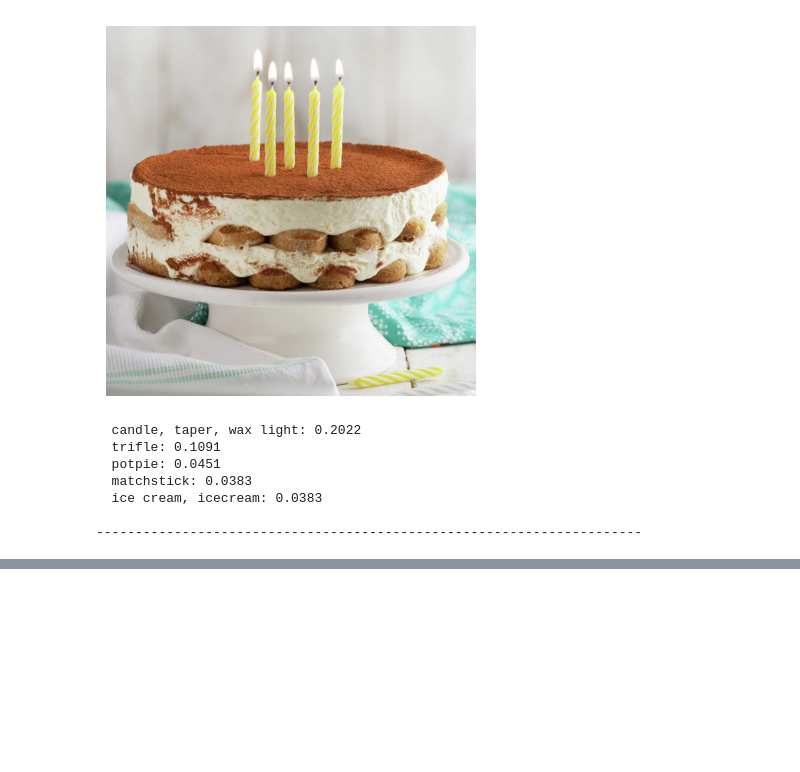
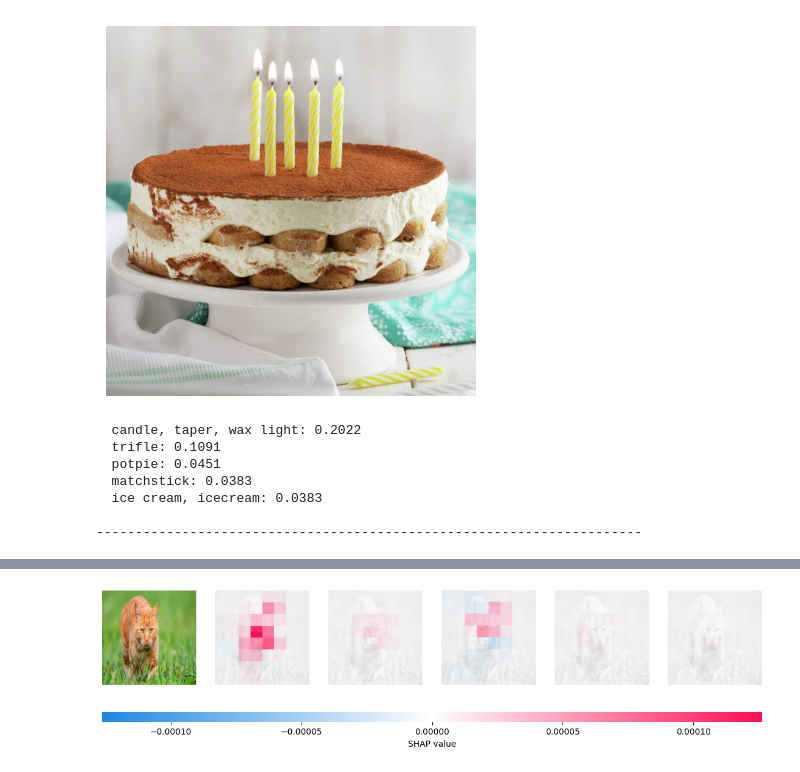
Before and after one commit to TheKiesling/MobileNetV2, a Jupyter notebook: MobileNetV2.ipynb, the cells around one changed output, grey strips where cells are left out. Saved outputs shown, nothing was run; the diff lists cells and outputs as text; code cells hidden in the pictures; blank space fills up the shorter version.

Commit message:
[feat]: SHAP

```diff
--- a/MobileNetV2.ipynb
+++ b/MobileNetV2.ipynb
@@ -74,0 +79,88 @@ Resultados para img_3.jpg:
+# %%
+# --- 1) setup: modelo, processor, clases en orden estable ---
+hf_model = pipeline.model
+device_torch = hf_model.device
+processor = getattr(pipeline, "image_processor", None) or getattr(pipeline, "feature_extractor", None)
+id2label = hf_model.config.id2label
+CLASS_ORDER = [id2label[i] for i in sorted(id2label.keys())]
+_label_to_idx = {lbl: i for i, lbl in enumerate(CLASS_ORDER)}
+N_CLASSES = len(CLASS_ORDER)
+
+# tamaño de entrada del modelo (MobileNet v2: 224x224)
+H = processor.size.get("height", 224)
+W = processor.size.get("width", 224)
+
+def _to_pil_rgb(x):
+    if isinstance(x, Image.Image):
+        return x.convert("RGB")
+    arr = np.array(x)
+    if arr.ndim == 2:
+        arr = np.stack([arr, arr, arr], axis=-1)
+    return Image.fromarray(arr.astype(np.uint8)).convert("RGB")
+
+def _prepare_img_for_shap(pil_img):
+    # reducimos a 224x224 para que el masker no cree millones de features
+    return np.array(_to_pil_rgb(pil_img).resize((W, H), Image.BILINEAR))
+
+@torch.no_grad()
+def hf_predict_proba(batch_hwc):
+    """
+    batch_hwc: (N,H,W,3) np.array o lista de PIL/arrays
+    -> (N, N_CLASSES) probabilidades en orden CLASS_ORDER
+    """
+    if isinstance(batch_hwc, np.ndarray) and batch_hwc.ndim == 3:
+        batch = [_to_pil_rgb(batch_hwc)]
+    elif isinstance(batch_hwc, np.ndarray) and batch_hwc.ndim == 4:
+        batch = [_to_pil_rgb(img) for img in batch_hwc]
+    elif isinstance(batch_hwc, list):
+        batch = [_to_pil_rgb(img) for img in batch_hwc]
+    else:
+        batch = [_to_pil_rgb(batch_hwc)]
+
+    inputs = processor(images=batch, return_tensors="pt")
+    model_dtype = next(hf_model.parameters()).dtype
+    inputs = {k: v.to(device_torch) for k, v in inputs.items()}
+    if inputs["pixel_values"].dtype != model_dtype:
+        inputs["pixel_values"] = inputs["pixel_values"].to(model_dtype)
+
+    logits = hf_model(**inputs).logits
+    probs = torch.softmax(logits, dim=-1).cpu().numpy().astype(np.float32)
+    return probs
+
+# --- 2) masker + explainer (partition) con imagen 224x224 ---
+img0_small = _prepare_img_for_shap(images[0])
+masker = shap.maskers.Image("blur(20,20)", img0_small.shape)
+explainer = shap.Explainer(hf_predict_proba, masker, algorithm="partition")
+
+# --- 3) explicación Top-K por imagen, con límites de cómputo ---
+def shap_topk_for_image(pil_image, top_k=5, width=14, max_evals=300, batch_size=50):
+    img_small = _prepare_img_for_shap(pil_image)                 # (224,224,3)
+    probs = hf_predict_proba(np.array([img_small]))[0]
+    topk_idx = probs.argsort()[::-1][:top_k]
+
+    # limitar salidas y evaluaciones para evitar explosión de memoria
+    sv = explainer(
+        np.array([img_small]),
+        outputs=topk_idx,          # sólo explicamos Top-K clases
+        max_evals=max_evals,       # reduce número de evaluaciones
+        batch_size=batch_size,     # evalúa en lotes
+        silent=True
+    )
+
+    vals = sv.values              # (1,H,W,C,K_top) o (1,H,W,K_top)
+    if vals.ndim == 4:            # (1,H,W,K_top) -> añadir canal ficticio
+        vals = vals[..., None, :]
+
+    # ‘outs’ ya corresponde a K_top salidas en el último eje
+    outs = [vals[..., k] for k in range(vals.shape[-1])]
+    shap.image_plot(outs, pixel_values=np.array([img_small]), width=width)
+
+    print("Top-{} clases explicadas:".format(top_k))
+    for k in topk_idx:
+        print(f"  {CLASS_ORDER[k]}: {probs[k]:.4f}")
+
+# --- 4) correr sobre tus imágenes ---
+for i, im in enumerate(images, 1):
+    print("\n" + "="*12 + f" SHAP para img_{i}.jpg " + "="*12)
+    shap_topk_for_image(im, top_k=5, width=14, max_evals=300, batch_size=50)
+# %% [output]
@@ -74,0 +168 @@ Resultados para img_3.jpg:
+[figure, added]
```
Also changed, not shown: parts of 3 cells of this notebook.
